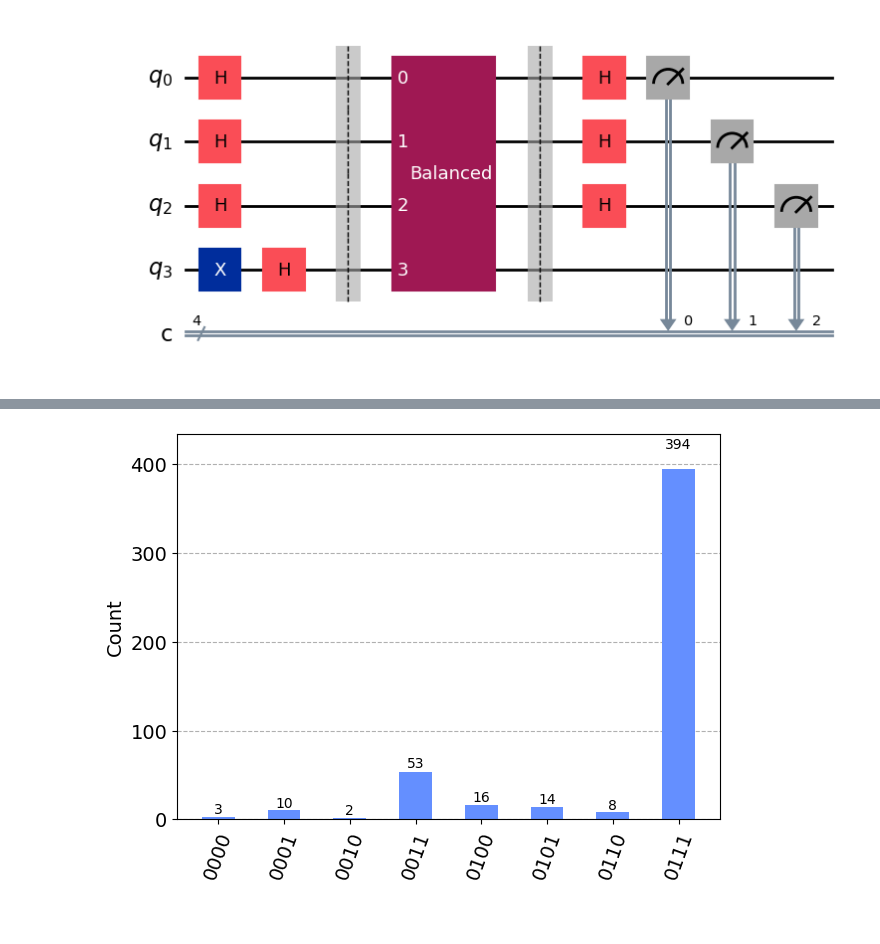
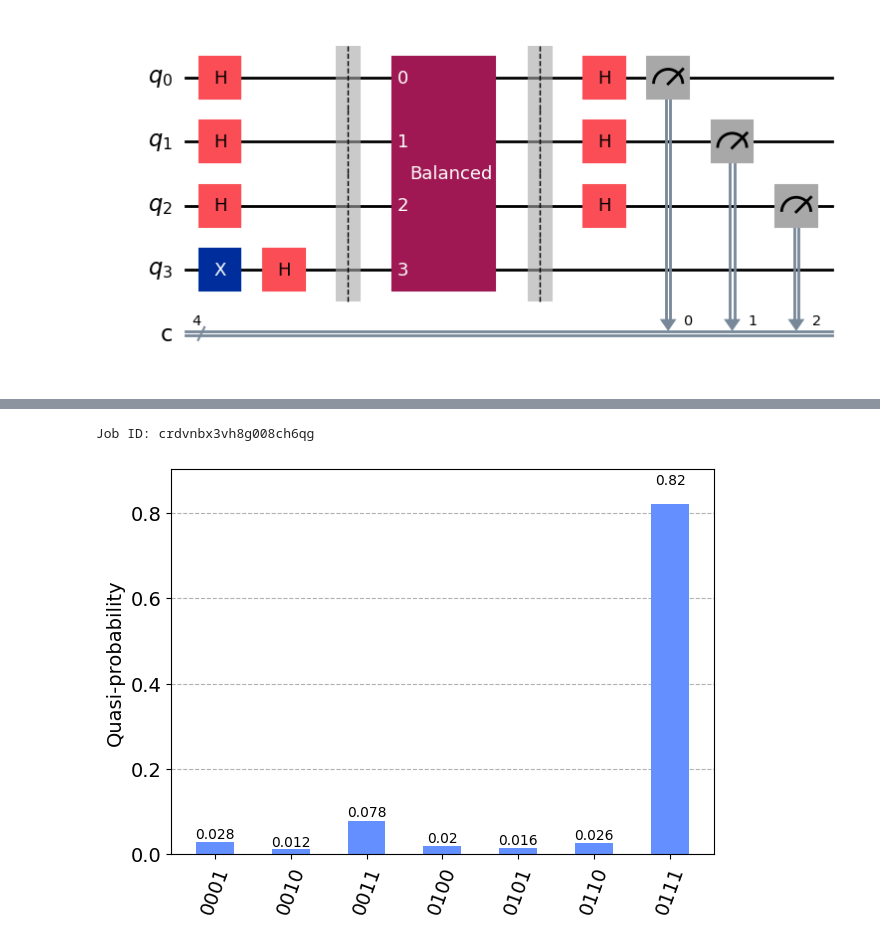
Before and after one commit to farinaleo/ftl_quantum, a Jupyter notebook: ex05.ipynb, the cells around one changed output, grey strips where cells are left out. Saved outputs shown, nothing was run; the diff lists cells and outputs as text; code cells hidden in the pictures.

```diff
--- a/ex05.ipynb
+++ b/ex05.ipynb
@@ -112,6 +112,4 @@ qc.draw('mpl')
 quantum_computer = select_backend(key, backend='REAL')
 
 op_circuit = optimize_circuit(qc, quantum_computer, op_level=3)
-
-result = quantum_computer.run(op_circuit, shots=500).result()
-data = result.get_counts(op_circuit)
+op_circuit.draw('mpl', idle_wires=False)
@@ -118,4 +118,17 @@ data = result.get_counts(op_circuit)
+# %%
+job = quantum_computer.run(op_circuit, shots=500)
+# %%
+job_id = job.job_id()
+
+print("Job ID:", job_id)
+
+result = provider.retrieve_job(job_id).result()
+data = result.get_counts(op_circuit)
+# %% [output]
+Job ID: crdvnbx3vh8g008ch6qg
 # %%
+total = sum(data.values())
+data = {key: value/total for key, value in data.items()}
 plot_histogram([data])
 # %% [output]
-[figure, old version]
+[figure, new version]
```
Also changed, not shown: parts of 3 cells of this notebook, 2 other files.
